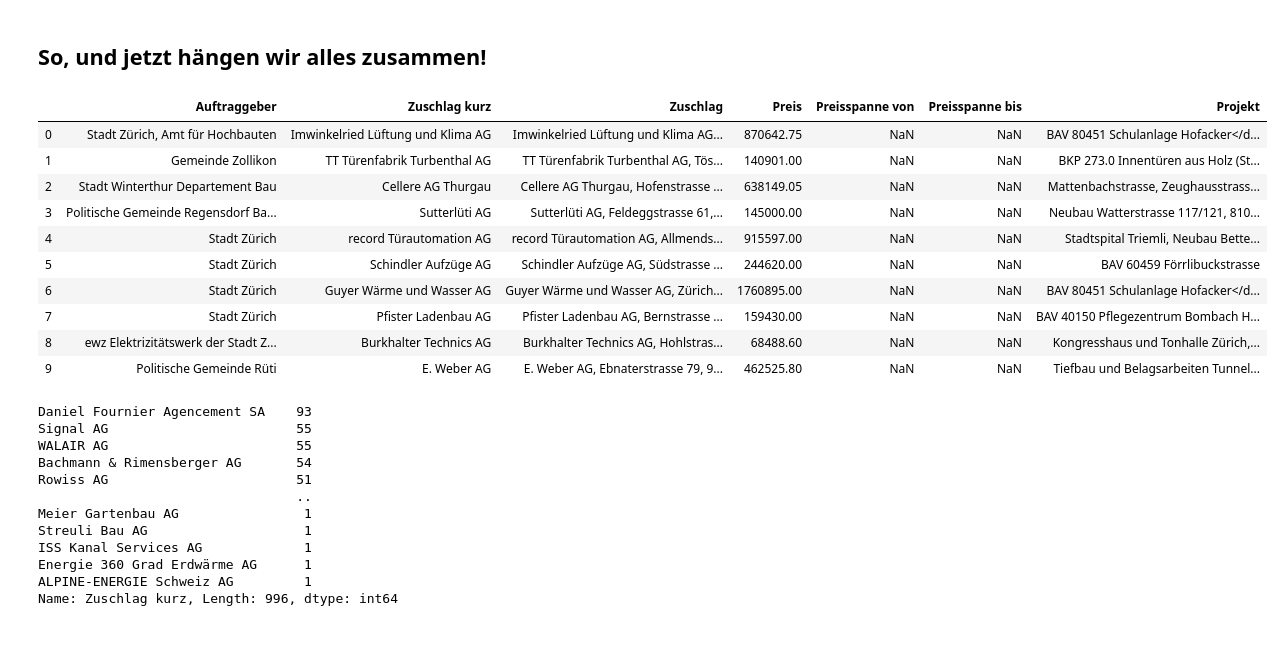
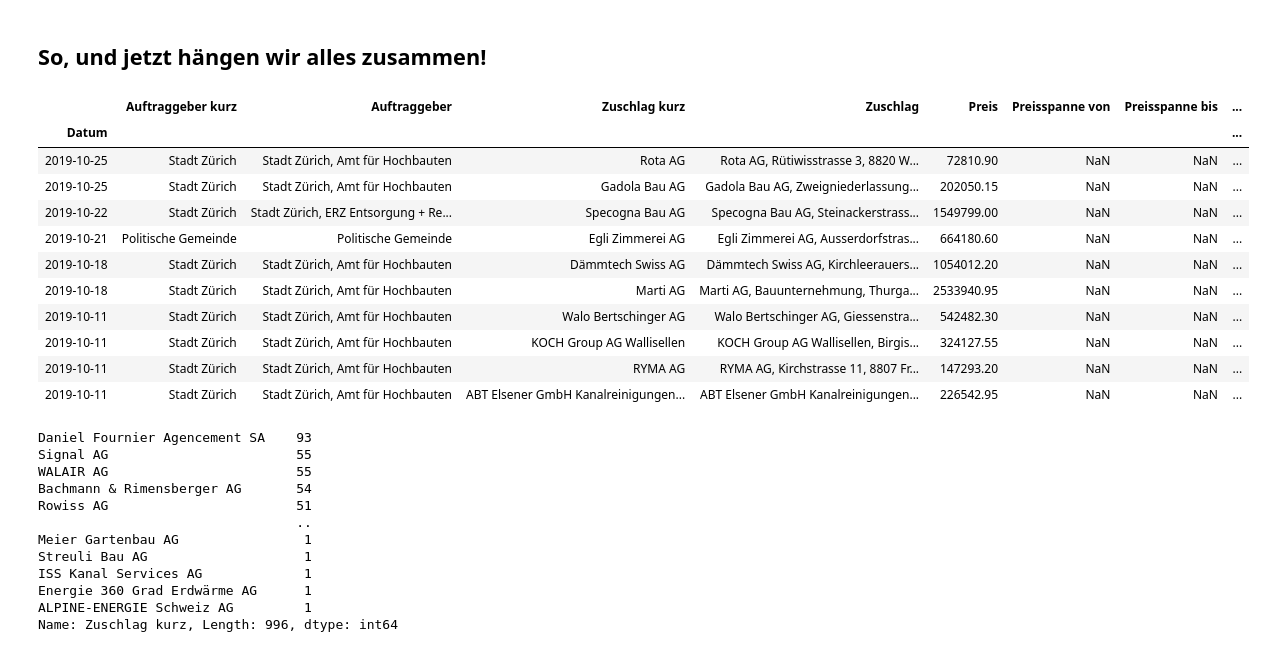
Before and after one commit to Supermarius/cas-ddj-hub, a Jupyter notebook: Projekt2_Simap_Scraping/Scrapingdaten_auslesen_Neuanlauf.ipynb, the cells around one changed output. Drawn from its saved outputs; the diff is of its cells as text; code cells hidden in the pictures.

```diff
--- a/Projekt2_Simap_Scraping/Scrapingdaten_auslesen_Neuanlauf.ipynb
+++ b/Projekt2_Simap_Scraping/Scrapingdaten_auslesen_Neuanlauf.ipynb
@@ -483,6 +483,15 @@ def my_function(input):
     datablock = datablock.replace("&amp;", "&")
 
     datablock
+
+    #PUBLIKATIONSDATUM
+    try:
+        regex0 = r"(?<=Publikationsdatum Simap:<\/span>)\s*\d\d.\d\d.\d\d\d\d"
+        datum = re.findall(regex0, datablock)[0].strip()
+    except:
+        regex0 = r"(?<=publication Simap:<\/span>)\s*\d\d.\d\d.\d\d\d\d"
+        datum = re.findall(regex0, datablock)[0].strip()
+
 
     #AUFTRAGGEBER
     try:
@@ -543,7 +552,8 @@ def my_function(input):
         projekt = re.findall(regex5, datablock)[0]
 
 
-    mini_dict = {"Auftraggeber kurz" : auftraggeber_kurz,
+    mini_dict = {"Datum" : datum,
+                 "Auftraggeber kurz" : auftraggeber_kurz,
                  "Auftraggeber" : auftraggeber,
                  "Zuschlag kurz" : zuschlag_kurz,
                  "Zuschlag" : zuschlag,
@@ -565,26 +575,33 @@ for file in allefiles:
         #print(file)
         list_df.append(my_function(soup))
 # %%
+from datetime import datetime
+
 df = pd.DataFrame(list_df)
 
 #Umwandeln der Werte in Zahlen:
+
 df["Preis"] = df["Preis"].astype(float)
 df["Preisspanne von"] = df["Preisspanne von"].astype(float)
 df["Preisspanne bis"] = df["Preisspanne bis"].astype(float)
 
-df.head(10)
+df["Datum"] = pd.to_datetime(df['Datum'], format="%d.%m.%Y")
+df = df.set_index("Datum")
+
+df.sort_index(ascending = False).head(10)
 # %% [output]
-|  | Auftraggeber | Zuschlag kurz | Zuschlag | Preis | Preisspanne von | Preisspanne bis | Projekt |
-| 0 | Stadt Zürich, Amt für Hochbauten | Imwinkelried Lüftung und Klima AG | Imwinkelried Lüftung und Klima AG... | 870642.75 | NaN | NaN | BAV 80451 Schulanlage Hofacker</d... |
-| 1 | Gemeinde Zollikon | TT Türenfabrik Turbenthal AG | TT Türenfabrik Turbenthal AG, Tös... | 140901.00 | NaN | NaN | BKP 273.0 Innentüren aus Holz (St... |
-| 2 | Stadt Winterthur Departement Bau | Cellere AG Thurgau | Cellere AG Thurgau, Hofenstrasse ... | 638149.05 | NaN | NaN | Mattenbachstrasse, Zeughausstrass... |
-| 3 | Politische Gemeinde Regensdorf Ba... | Sutterlüti AG | Sutterlüti AG, Feldeggstrasse 61,... | 145000.00 | NaN | NaN | Neubau Watterstrasse 117/121, 810... |
-| 4 | Stadt Zürich | record Türautomation AG | record Türautomation AG, Allmends... | 915597.00 | NaN | NaN | Stadtspital Triemli, Neubau Bette... |
-| 5 | Stadt Zürich | Schindler Aufzüge AG | Schindler Aufzüge AG, Südstrasse ... | 244620.00 | NaN | NaN | BAV 60459 Förrlibuckstrasse |
-| 6 | Stadt Zürich | Guyer Wärme und Wasser AG | Guyer Wärme und Wasser AG, Zürich... | 1760895.00 | NaN | NaN | BAV 80451 Schulanlage Hofacker</d... |
-| 7 | Stadt Zürich | Pfister Ladenbau AG | Pfister Ladenbau AG, Bernstrasse ... | 159430.00 | NaN | NaN | BAV 40150 Pflegezentrum Bombach H... |
-| 8 | ewz Elektrizitätswerk der Stadt Z... | Burkhalter Technics AG | Burkhalter Technics AG, Hohlstras... | 68488.60 | NaN | NaN | Kongresshaus und Tonhalle Zürich,... |
-| 9 | Politische Gemeinde Rüti | E. Weber AG | E. Weber AG, Ebnaterstrasse 79, 9... | 462525.80 | NaN | NaN | Tiefbau und Belagsarbeiten Tunnel... |
+|  | Auftraggeber kurz | Auftraggeber | Zuschlag kurz | Zuschlag | Preis | Preisspanne von | Preisspanne bis | ... |
+| Datum |  |  |  |  |  |  |  | ... |
+| 2019-10-25 | Stadt Zürich | Stadt Zürich, Amt für Hochbauten | Rota AG | Rota AG, Rütiwisstrasse 3, 8820 W... | 72810.90 | NaN | NaN | ... |
+| 2019-10-25 | Stadt Zürich | Stadt Zürich, Amt für Hochbauten | Gadola Bau AG | Gadola Bau AG, Zweigniederlassung... | 202050.15 | NaN | NaN | ... |
+| 2019-10-22 | Stadt Zürich | Stadt Zürich, ERZ Entsorgung + Re... | Specogna Bau AG | Specogna Bau AG, Steinackerstrass... | 1549799.00 | NaN | NaN | ... |
+| 2019-10-21 | Politische Gemeinde | Politische Gemeinde | Egli Zimmerei AG | Egli Zimmerei AG, Ausserdorfstras... | 664180.60 | NaN | NaN | ... |
+| 2019-10-18 | Stadt Zürich | Stadt Zürich, Amt für Hochbauten | Dämmtech Swiss AG | Dämmtech Swiss AG, Kirchleerauers... | 1054012.20 | NaN | NaN | ... |
+| 2019-10-18 | Stadt Zürich | Stadt Zürich, Amt für Hochbauten | Marti AG | Marti AG, Bauunternehmung, Thurga... | 2533940.95 | NaN | NaN | ... |
+| 2019-10-11 | Stadt Zürich | Stadt Zürich, Amt für Hochbauten | Walo Bertschinger AG | Walo Bertschinger AG, Giessenstra... | 542482.30 | NaN | NaN | ... |
+| 2019-10-11 | Stadt Zürich | Stadt Zürich, Amt für Hochbauten | KOCH Group AG Wallisellen | KOCH Group AG Wallisellen, Birgis... | 324127.55 | NaN | NaN | ... |
+| 2019-10-11 | Stadt Zürich | Stadt Zürich, Amt für Hochbauten | RYMA AG | RYMA AG, Kirchstrasse 11, 8807 Fr... | 147293.20 | NaN | NaN | ... |
+| 2019-10-11 | Stadt Zürich | Stadt Zürich, Amt für Hochbauten | ABT Elsener GmbH Kanalreinigungen... | ABT Elsener GmbH Kanalreinigungen... | 226542.95 | NaN | NaN | ... |
 # %%
 df["Zuschlag kurz"].value_counts()
 # %% [output]
```
Also changed, not shown: parts of 4 cells of this notebook.
